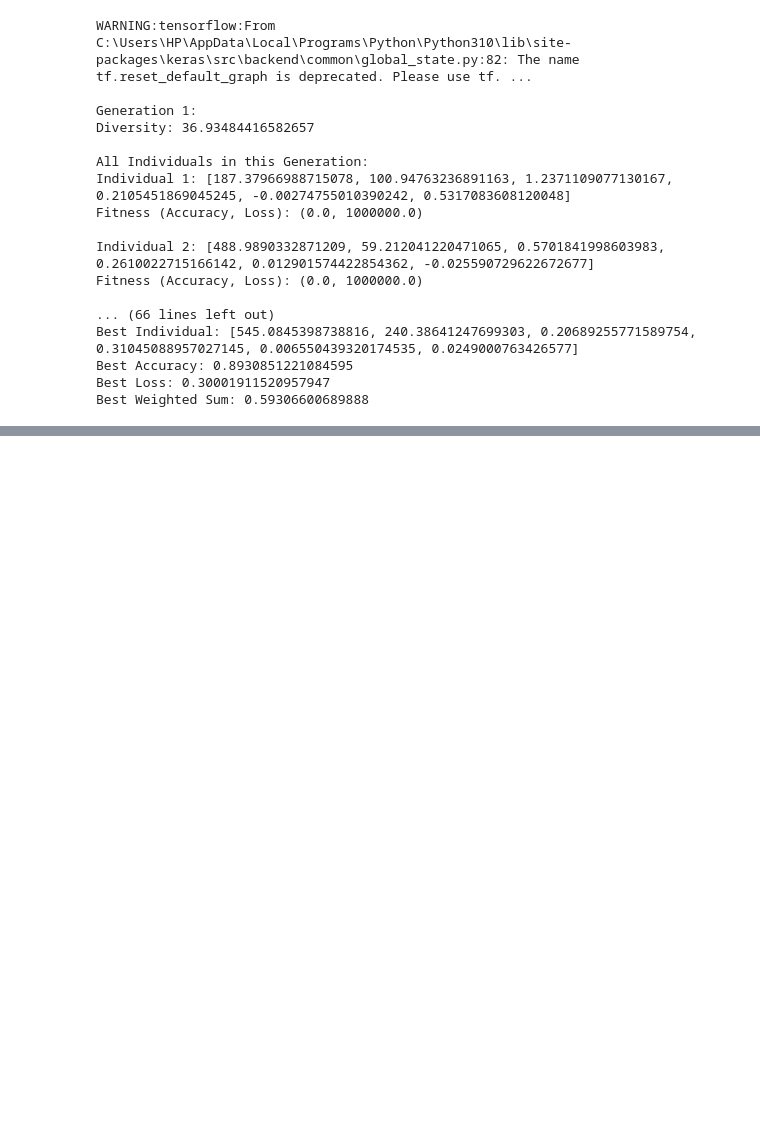
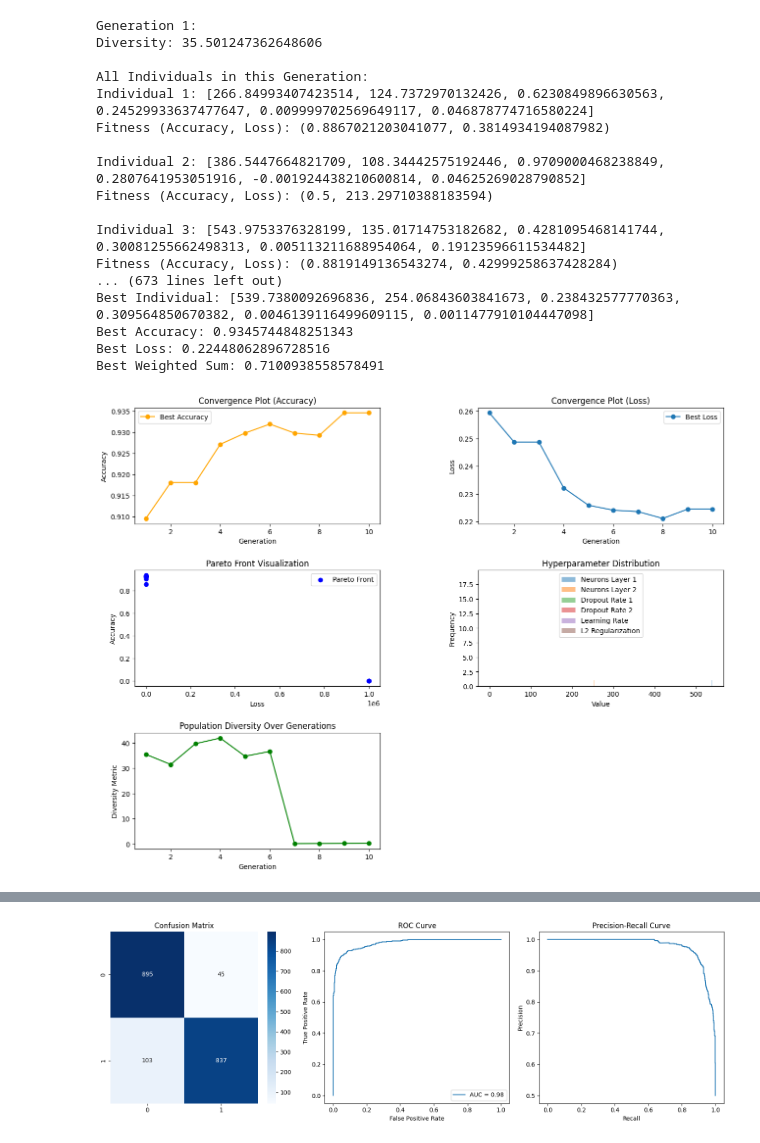
Before and after one commit to AmandiW/ci-coursework, a Jupyter notebook: moga_optimized_model.ipynb, the cells around one changed output, grey strips where cells are left out. Saved outputs shown, nothing was run; the diff lists cells and outputs as text; code cells hidden in the pictures; blank space fills up the shorter version.

```diff
--- a/moga_optimized_model.ipynb
+++ b/moga_optimized_model.ipynb
@@ -44,7 +55,7 @@ class StrokeModelOptimizer:
         self.X_train, self.X_test, self.y_train, self.y_test, self.scaler = self.load_and_preprocess_data(filepath)
 
         # Enhanced GA Configuration
-        self.POPULATION_SIZE = 24
+        self.POPULATION_SIZE = 20
         self.MAX_GENERATIONS = 10
         self.CROSSOVER_PROB = 0.7
         self.MUTATION_PROB = 0.4
@@ -449,24 +460,25 @@ class StrokeModelOptimizer:
 # %%
 # Run the optimizer
 if __name__ == "__main__":
-    filepath = r"Data/cleaned-stroke-prediction-dataset-balanced.csv"
+    filepath = r"/content/cleaned-stroke-prediction-dataset-balanced.csv"
     optimizer = StrokeModelOptimizer(filepath)
     optimizer.run_optimization()
 # %% [output]
-WARNING:tensorflow:From C:\Users\HP\AppData\Local\Programs\Python\Python310\lib\site-packages\keras\src\backend\common\global_state.py:82: The name tf.reset_default_graph is deprecated. Please use tf. ...
-
 Generation 1:
-Diversity: 36.93484416582657
+Diversity: 35.501247362648606
 
 All Individuals in this Generation:
-Individual 1: [187.37966988715078, 100.94763236891163, 1.2371109077130167, 0.2105451869045245, -0.00274755010390242, 0.5317083608120048]
-Fitness (Accuracy, Loss): (0.0, 1000000.0)
+Individual 1: [266.84993407423514, 124.7372970132426, 0.6230849896630563, 0.24529933637477647, 0.009999702569649117, 0.046878774716580224]
+Fitness (Accuracy, Loss): (0.8867021203041077, 0.3814934194087982)
 
-Individual 2: [488.9890332871209, 59.212041220471065, 0.5701841998603983, 0.2610022715166142, 0.012901574422854362, -0.025590729622672677]
-Fitness (Accuracy, Loss): (0.0, 1000000.0)
+Individual 2: [386.5447664821709, 108.34442575192446, 0.9709000468238849, 0.2807641953051916, -0.001924438210600814, 0.04625269028790852]
+Fitness (Accuracy, Loss): (0.5, 213.29710388183594)
 
-... (66 lines left out)
-Best Individual: [545.0845398738816, 240.38641247699303, 0.20689255771589754, 0.31045088957027145, 0.006550439320174535, 0.0249000763426577]
-Best Accuracy: 0.8930851221084595
-Best Loss: 0.30001911520957947
-Best Weighted Sum: 0.59306600689888
+Individual 3: [543.9753376328199, 135.01714753182682, 0.4281095468141744, 0.30081255662498313, 0.005113211688954064, 0.19123596611534482]
+Fitness (Accuracy, Loss): (0.8819149136543274, 0.42999258637428284)
+... (673 lines left out)
+Best Individual: [539.7380092696836, 254.06843603841673, 0.238432577770363, 0.309564850670382, 0.0046139116499609115, 0.0011477910104447098]
+Best Accuracy: 0.9345744848251343
+Best Loss: 0.22448062896728516
+Best Weighted Sum: 0.7100938558578491
+[figure, added]
@@ -473,0 +504 @@ KeyboardInterrupt:
+[figure, added]
```
Also changed, not shown: parts of 3 cells of this notebook.
